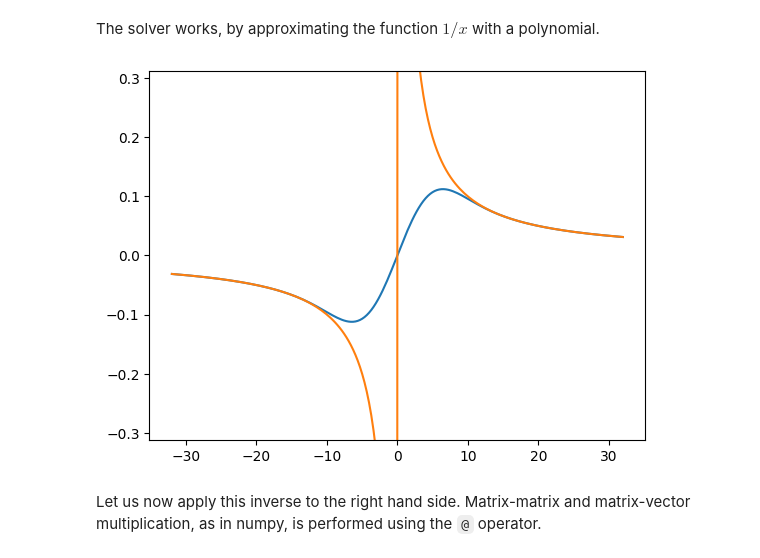
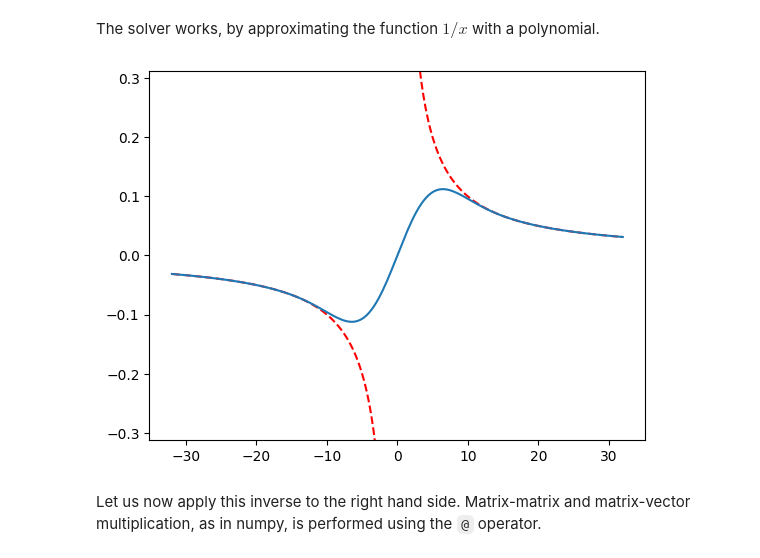
Before and after one commit to tequilahub/unitaria, a Jupyter notebook: examples/partial_differential_equation.ipynb, the cells around one changed output. Drawn from its saved outputs; the diff is of its cells as text; code cells hidden in the pictures.

```diff
--- a/examples/partial_differential_equation.ipynb
+++ b/examples/partial_differential_equation.ipynb
@@ -154,2 +142,2 @@ To fix this, we apply a **Projection**. We define a subspace that excludes the "
 # %%
-total_space = ut.Subspace("#" * N)
+total_space = X_periodic.subspace_out
@@ -289,11 +283,12 @@ The solver works, by approximating the function $1/x$ with a polynomial.
 # %%
 poly = A_inv.get_definition().coefficients.polynomial
 xs = np.linspace(-A.normalization, A.normalization, 200)
+plt.plot(xs[xs > 0], 1 / xs[xs > 0], "r--")
+plt.plot(xs[xs < 0], 1 / xs[xs < 0], "r--")
 plt.plot(xs, poly(xs))
-plt.plot(xs, 1 / xs)
 _ = plt.ylim([-10 / A.normalization, 10 / A.normalization])
 # %% [output]
-[figure, old version]
+[figure, new version]
 # %% [markdown]
 Let us now apply this inverse to the right hand side. Matrix-matrix and matrix-vector multiplication, as in numpy, is performed using the `@` operator.
 # %%
```
Also changed, not shown: parts of 24 cells of this notebook.
